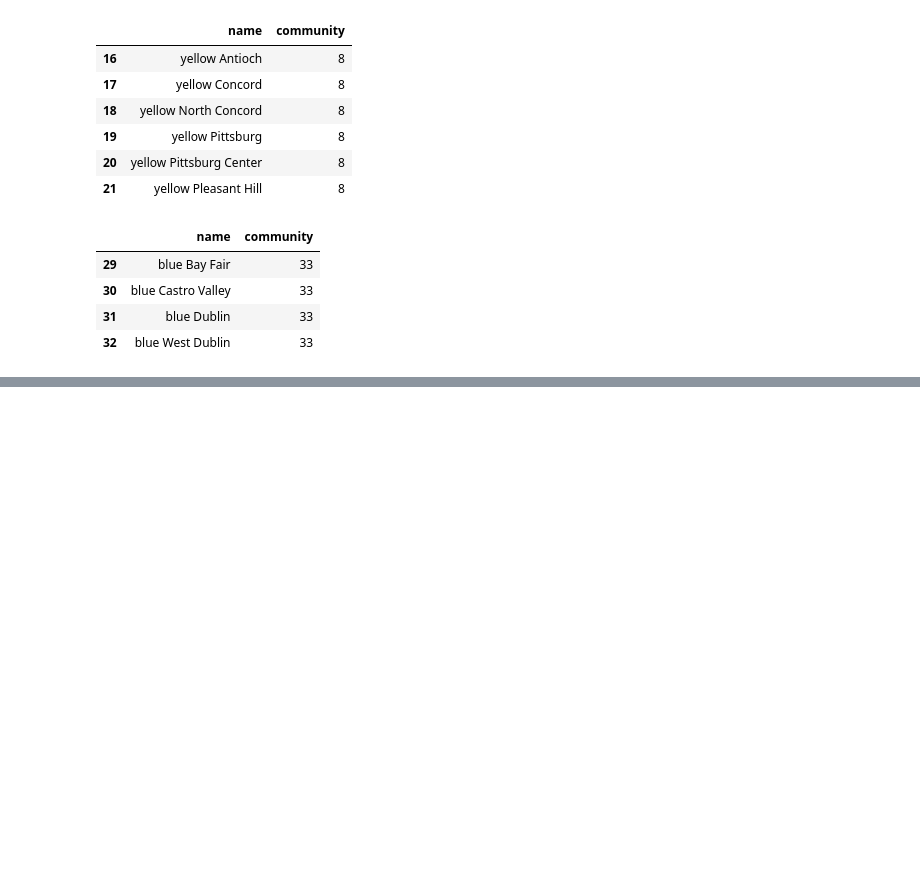
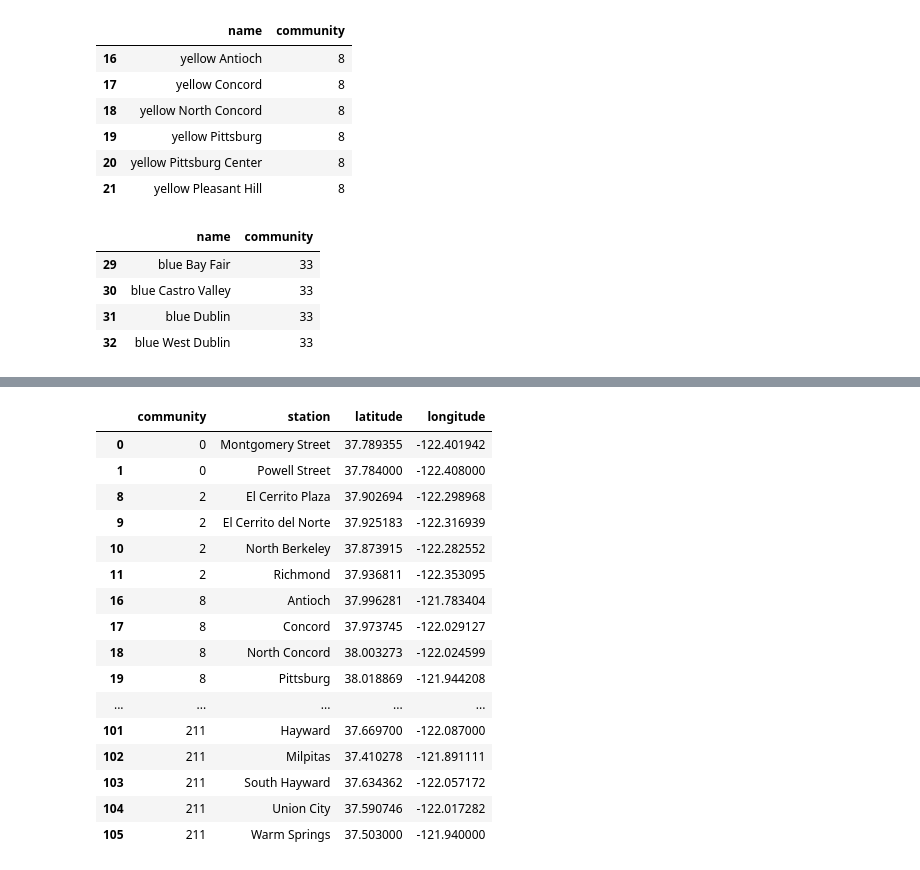
Before and after one commit to fayesimone/Neo4j-Graph-Database-Delivery-Route-Optimization, a Jupyter notebook: code/louvain_modularity.ipynb, the cells around one changed output, grey strips where cells are left out. Saved outputs shown, nothing was run; the diff lists cells and outputs as text; code cells hidden in the pictures; blank space fills up the shorter version.

Commit message:
Add long and lat to community df

```diff
--- a/code/louvain_modularity.ipynb
+++ b/code/louvain_modularity.ipynb
@@ -262,0 +290,28 @@ df[df['community'] == 33]
+# %%
+df = df.merge(stations, how='left', left_on='station', right_on='station')
+# %%
+df = df.drop(['transfer_time'],axis=1)
+# %%
+df = df.drop(['line color'],axis=1)
+# %%
+df = df.drop_duplicates()
+# %%
+df
+# %% [output]
+|  | community | station | latitude | longitude |
+| 0 | 0 | Montgomery Street | 37.789355 | -122.401942 |
+| 1 | 0 | Powell Street | 37.784000 | -122.408000 |
+| 8 | 2 | El Cerrito Plaza | 37.902694 | -122.298968 |
+| 9 | 2 | El Cerrito del Norte | 37.925183 | -122.316939 |
+| 10 | 2 | North Berkeley | 37.873915 | -122.282552 |
+| 11 | 2 | Richmond | 37.936811 | -122.353095 |
+| 16 | 8 | Antioch | 37.996281 | -121.783404 |
+| 17 | 8 | Concord | 37.973745 | -122.029127 |
+| 18 | 8 | North Concord | 38.003273 | -122.024599 |
+| 19 | 8 | Pittsburg | 38.018869 | -121.944208 |
+| ... | ... | ... | ... | ... |
+| 101 | 211 | Hayward | 37.669700 | -122.087000 |
+| 102 | 211 | Milpitas | 37.410278 | -121.891111 |
+| 103 | 211 | South Hayward | 37.634362 | -122.057172 |
+| 104 | 211 | Union City | 37.590746 | -122.017282 |
+| 105 | 211 | Warm Springs | 37.503000 | -121.940000 |
```
Also changed, not shown: parts of 4 cells of this notebook, 1 other file.
